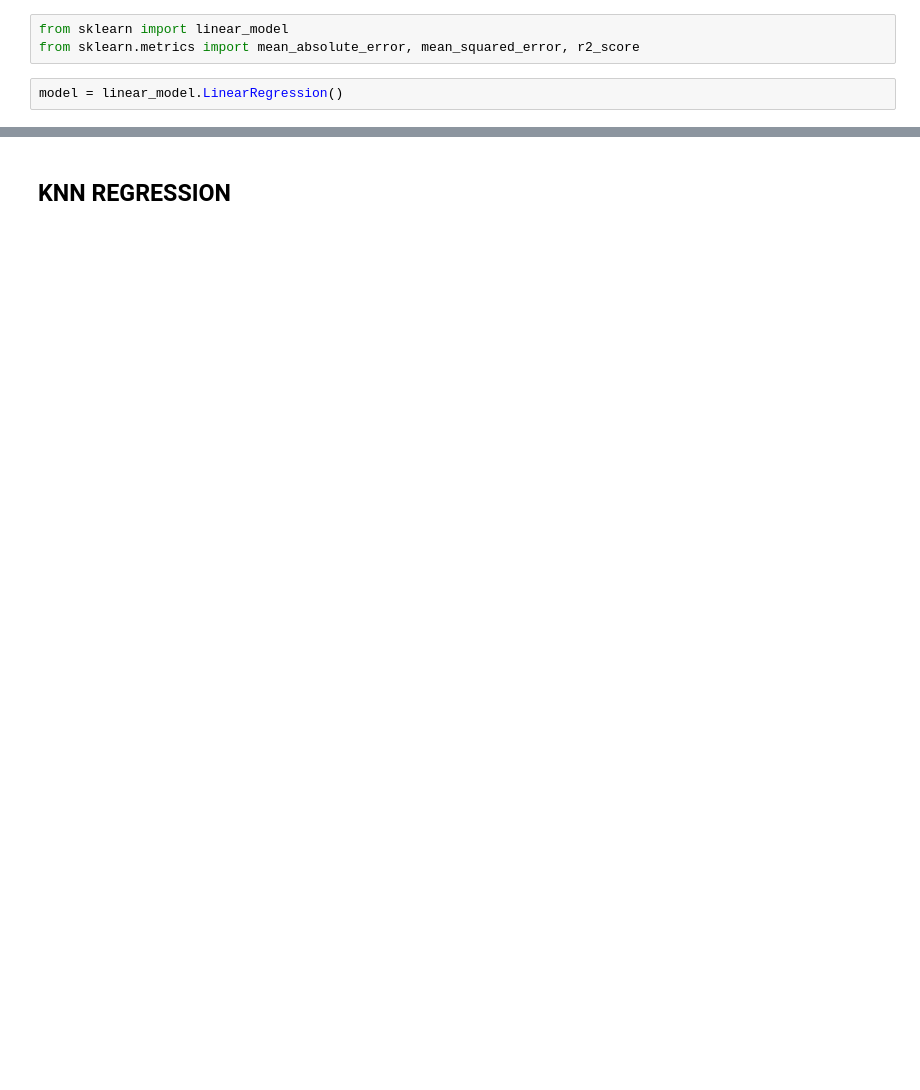
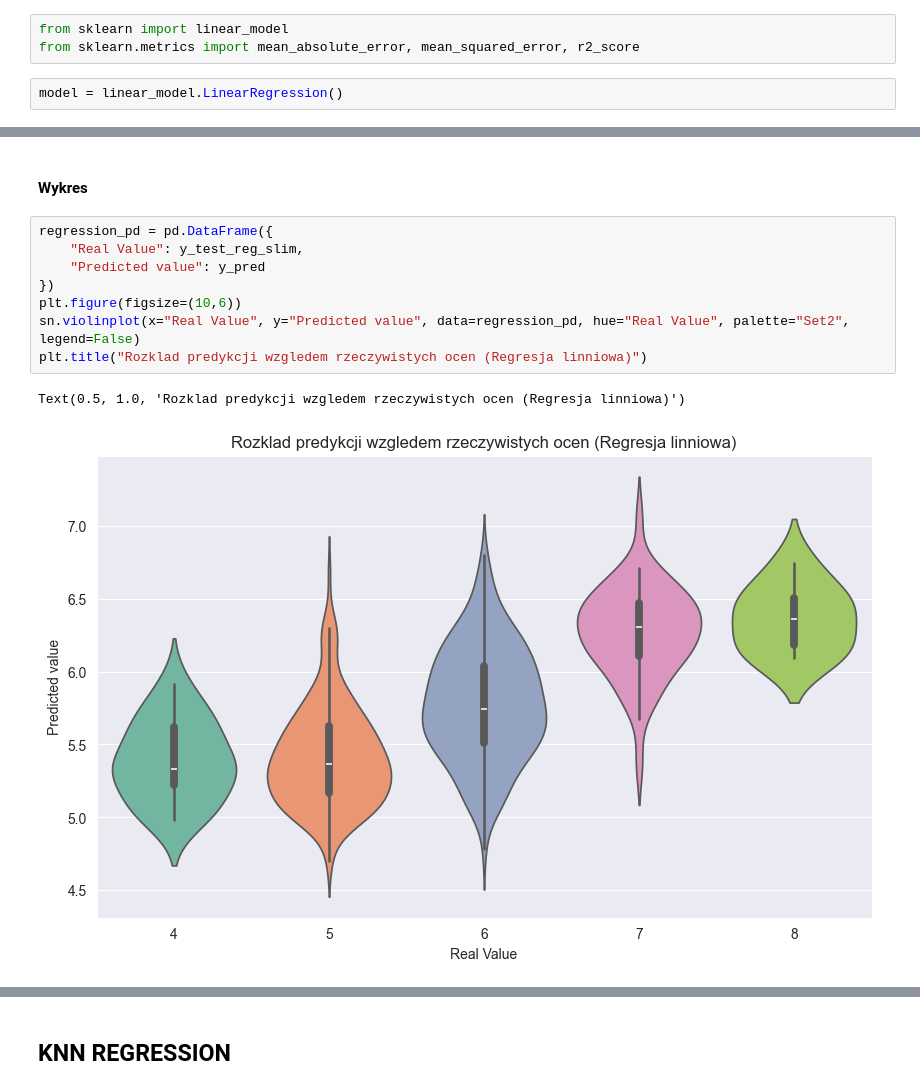
Before and after one commit to NewbieDuck/EWD_Projekt, a Jupyter notebook: notebooks/main.ipynb, the cells around one changed output, grey strips where cells are left out. Saved outputs shown, nothing was run; the diff lists cells and outputs as text; blank space fills up the shorter version.

```diff
--- a/notebooks/main.ipynb
+++ b/notebooks/main.ipynb
@@ -180,0 +216,13 @@ Index(['age', 'gaming_hours', 'sleep_hours', 'stress_level', 'focus_level',
+# %% [markdown]
+#### Wykres
+# %%
+regression_pd = pd.DataFrame({
+    "Real Value": y_test_reg_slim,
+    "Predicted value": y_pred
+})
+plt.figure(figsize=(10,6))
+sn.violinplot(x="Real Value", y="Predicted value", data=regression_pd, hue="Real Value", palette="Set2", legend=False)
+plt.title("Rozklad predykcji wzgledem rzeczywistych ocen (Regresja linniowa)")
+# %% [output]
+Text(0.5, 1.0, 'Rozklad predykcji wzgledem rzeczywistych ocen (Regresja linniowa)')
+[figure, added]
```
Also changed, not shown: parts of 55 cells of this notebook.
